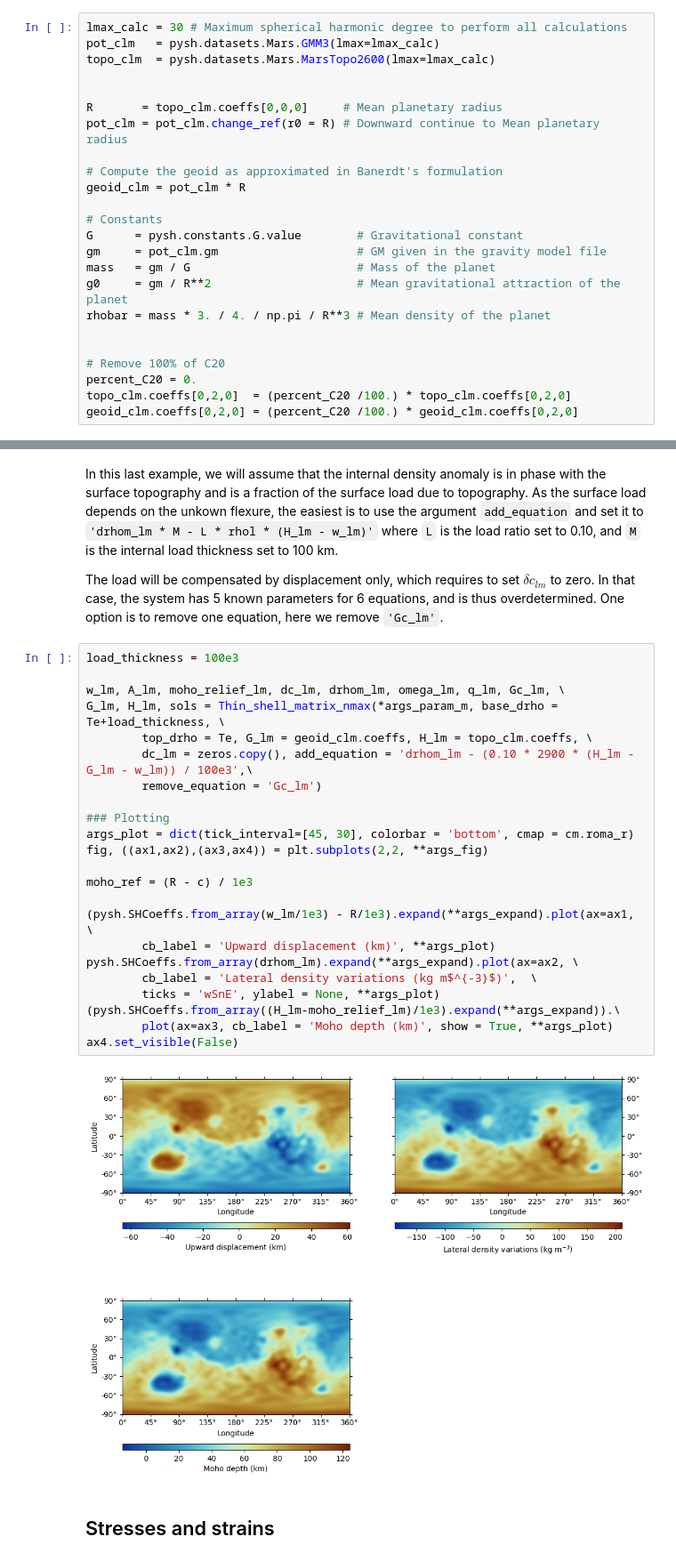
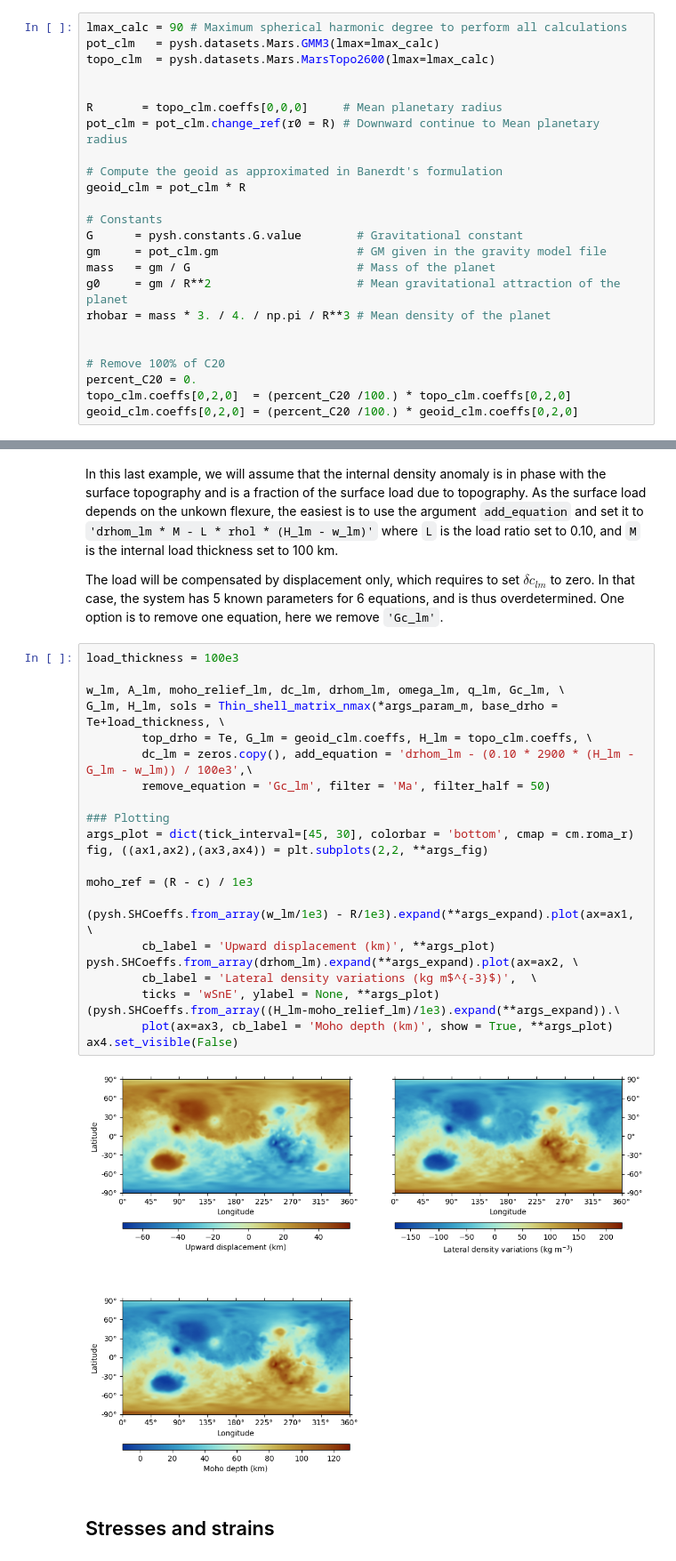
Before and after one commit to AB-Ares/Displacement_strain_planet, a Jupyter notebook: examples/Run_demo.ipynb, the cells around one changed output, grey strips where cells are left out. Shown at 89% size. Drawn from its saved outputs; the diff is of its cells as text.

```diff
--- a/examples/Run_demo.ipynb
+++ b/examples/Run_demo.ipynb
@@ -20,7 +20,7 @@ For simplicity, we here we make use of the pyshtools package to load the gravity
 
 For Mars, the $C_{20}$ coefficient of the topography and gravity are strongly influenced by the planet's rotational flattening. These are generally entirely excluded (or ~95%) for loading calculation as this relief should not be considered as a load.
 # %%
-lmax_calc = 30 # Maximum spherical harmonic degree to perform all calculations
+lmax_calc = 90 # Maximum spherical harmonic degree to perform all calculations
 pot_clm   = pysh.datasets.Mars.GMM3(lmax=lmax_calc)
 topo_clm  = pysh.datasets.Mars.MarsTopo2600(lmax=lmax_calc)
 
@@ -293,28 +296,28 @@ The load will be compensated by displacement only, which requires to set $\delta
 # %%
 load_thickness = 100e3
 
 w_lm, A_lm, moho_relief_lm, dc_lm, drhom_lm, omega_lm, q_lm, Gc_lm, \
 G_lm, H_lm, sols = Thin_shell_matrix_nmax(*args_param_m, base_drho = Te+load_thickness, \
         top_drho = Te, G_lm = geoid_clm.coeffs, H_lm = topo_clm.coeffs, \
         dc_lm = zeros.copy(), add_equation = 'drhom_lm - (0.10 * 2900 * (H_lm - G_lm - w_lm)) / 100e3',\
-        remove_equation = 'Gc_lm')
+        remove_equation = 'Gc_lm', filter = 'Ma', filter_half = 50)
 
 ### Plotting
 args_plot = dict(tick_interval=[45, 30], colorbar = 'bottom', cmap = cm.roma_r)
 fig, ((ax1,ax2),(ax3,ax4)) = plt.subplots(2,2, **args_fig)
 
 moho_ref = (R - c) / 1e3
 
 (pysh.SHCoeffs.from_array(w_lm/1e3) - R/1e3).expand(**args_expand).plot(ax=ax1, \
         cb_label = 'Upward displacement (km)', **args_plot)
 pysh.SHCoeffs.from_array(drhom_lm).expand(**args_expand).plot(ax=ax2, \
         cb_label = 'Lateral density variations (kg m$^{-3}$)',  \
         ticks = 'wSnE', ylabel = None, **args_plot)
 (pysh.SHCoeffs.from_array((H_lm-moho_relief_lm)/1e3).expand(**args_expand)).\
         plot(ax=ax3, cb_label = 'Moho depth (km)', show = True, **args_plot)
 ax4.set_visible(False)
 # %% [output]
-[figure, old version]
+[figure, new version]
 # %% [markdown]
 ## Stresses and strains
 # %% [markdown]
```
Also changed, not shown: parts of 10 cells of this notebook.
